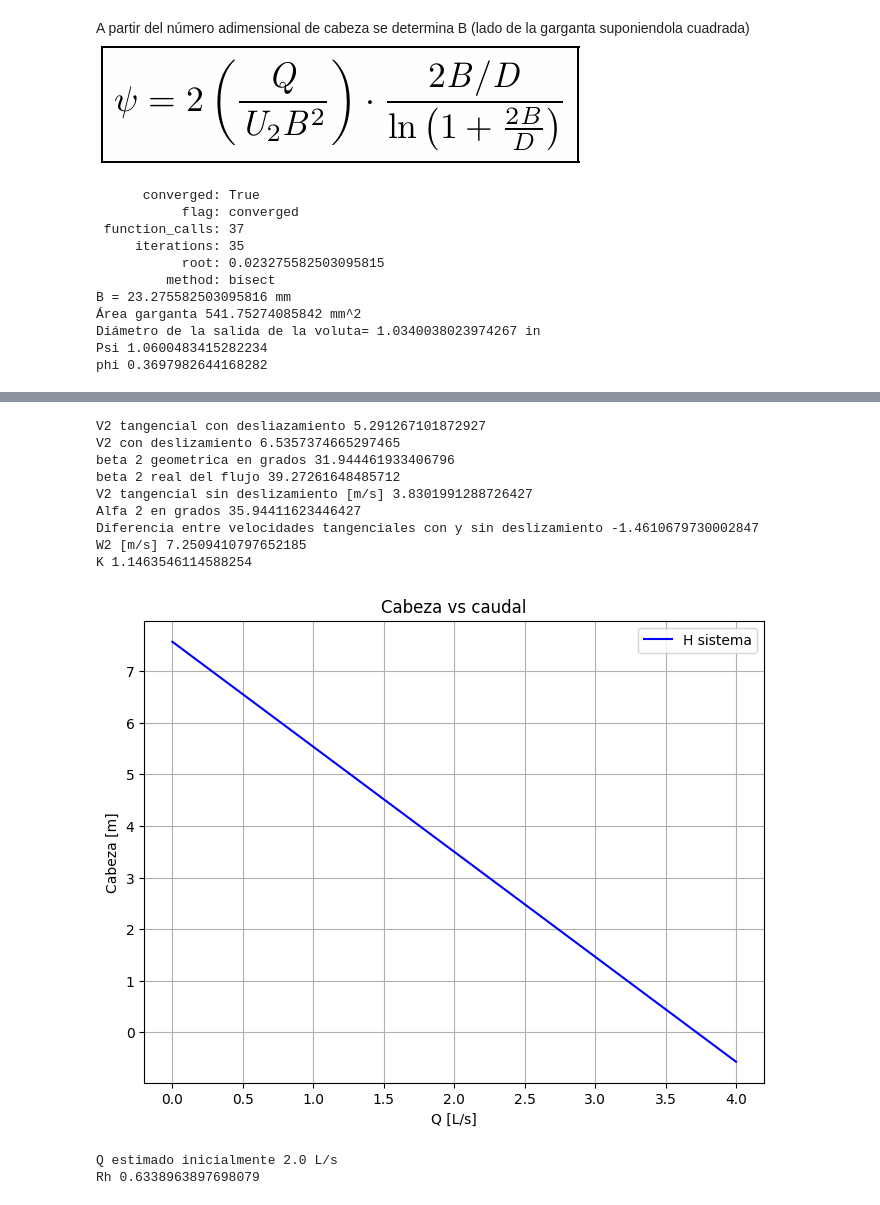
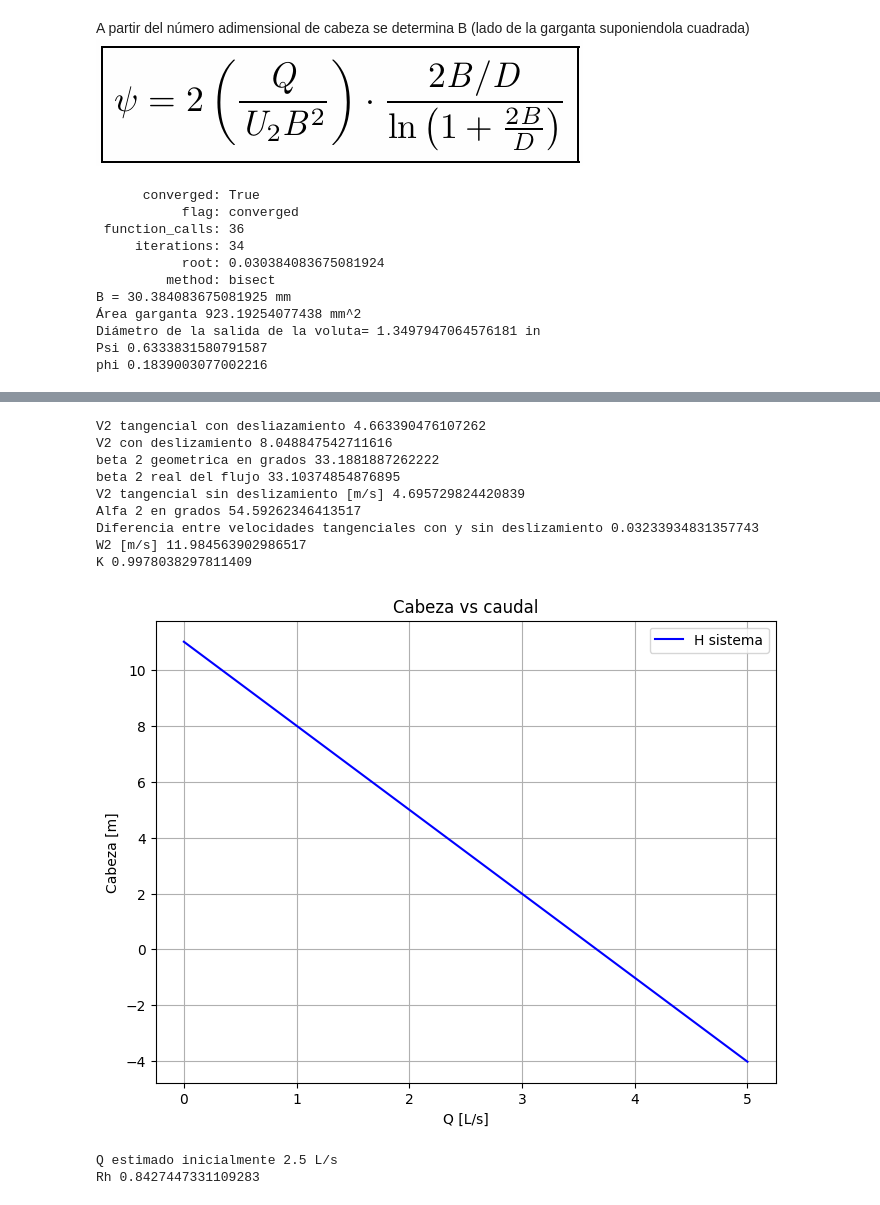
Before and after one commit to niardilav/Proyecto-Turbo, a Jupyter notebook: Metrico_2.5Ls.ipynb, the cells around one changed output, grey strips where cells are left out. Drawn from its saved outputs; the diff is of its cells as text; code cells hidden in the pictures.

```diff
--- a/Metrico_4000RPM_2LS.ipynb
+++ b/Metrico_2.5Ls.ipynb
@@ -7,11 +7,11 @@ import scipy.optimize as opt
 
 #Requerimiento
 H =3.5 #[m]
-Q_litros=2 #[L/s]
+Q_litros=2.5 #[L/s]
 Q =  Q_litros/1000 #[m3/s]
 print("Caudal requerido Q",Q*1000,"L/s")
 
-RPM = 4000
+RPM = 8000
 print("RPM",RPM)
 n = RPM*np.pi/30 #Rad/s
 print("n [rad/s]",n)
@@ -85,7 +85,7 @@ H_ft = 2*3.28084 #[ft]
 Nsd = RPM*np.sqrt(Q_gpm)/(H_ft**0.75)
 print("Nsd",Nsd)
 
-eta = 0.65 #[Eficiencia de la bomba a partir del diagrama (Nsd y gpm)]
+eta = 0.5 #[Eficiencia de la bomba a partir del diagrama (Nsd y gpm)]
 
 #Número adimensional de cabeza psi
 
@@ -115,7 +115,7 @@ else:
 #B = 25.4/1000 #[m] Diámetro de la voluta de 1 in
 #A_gar = (np.pi/4)*B**2 #[in^2]
 
-A_gar = B**2 #[m^2]
+A_gar = B**2 #[in^2]
 print("Área garganta",A_gar*10**6,"mm^2")
 D_voluta = (4*B**2/np.pi)**0.5
 print("Diámetro de la salida de la voluta=",D_voluta*39.3701,"in")
@@ -126,20 +126,20 @@ print("phi",phi)
 # %% [output]
       converged: True
            flag: converged
- function_calls: 37
-     iterations: 35
-           root: 0.023275582503095815
+ function_calls: 36
+     iterations: 34
+           root: 0.030384083675081924
          method: bisect
-B = 23.275582503095816 mm
-Área garganta 541.75274085842 mm^2
-Diámetro de la salida de la voluta= 1.0340038023974267 in
-Psi 1.0600483415282234
-phi 0.3697982644168282
+B = 30.384083675081925 mm
+Área garganta 923.19254077438 mm^2
+Diámetro de la salida de la voluta= 1.3497947064576181 in
+Psi 0.6333831580791587
+phi 0.1839003077002216
 # %% [markdown]
 Determinar factor Y
 ![image.png](attachment:image.png)
 # %%
-Y = 0.6
+Y = 0.27
 
 V2_th_K = 9.81*H/(U2*eta)
 print("V2 tangencial con desliazamiento",V2_th_K)
@@ -159,46 +159,46 @@ print("V2 tangencial sin deslizamiento [m/s]",V2_th)
 alfa2 = np.atan(V2_r/V2_th_K)*180/np.pi
 print("Alfa 2 en grados",alfa2)
 
 dV_th = V2_th-V2_th_K
 print("Diferencia entre velocidades tangenciales con y sin deslizamiento",dV_th)
 
 W2 = V2_r/np.sin(beta2*np.pi/180)
 print("W2 [m/s]",W2)
 
 K = 1 - dV_th/U2
 print("K",K)
 
-Q_graf_lps = np.linspace(0,4,16) #[L/s]
+Q_graf_lps = np.linspace(0,5,16) #[L/s]
 Q_graf_m3 = Q_graf_lps/(1000) #[m^3/s]
 H_graf = (eta*U2**2)/(2*9.81)*(2*K - 2*Q_graf_m3/(np.pi*D*b2*U2*np.tan(beta2*np.pi/180)))
 
 plt.figure(figsize=(8,6))
 plt.plot(Q_graf_lps, H_graf, 'b-', label="H sistema")
 
 
 plt.xlabel("Q [L/s]")
 plt.ylabel("Cabeza [m]")
 plt.title("Cabeza vs caudal")
 plt.legend()
 plt.grid(True)
 plt.show()
 
 print("Q estimado inicialmente",Q*1000,"L/s")
 Rh=1-(V2**2-V1**2)/(2*(U2*V2_th))
 print("Rh",Rh)
 # %% [output]
-V2 tangencial con desliazamiento 5.291267101872927
-V2 con deslizamiento 6.5357374665297465
-beta 2 geometrica en grados 31.944461933406796
-beta 2 real del flujo 39.27261648485712
-V2 tangencial sin deslizamiento [m/s] 3.8301991288726427
-Alfa 2 en grados 35.94411623446427
-Diferencia entre velocidades tangenciales con y sin deslizamiento -1.4610679730002847
-W2 [m/s] 7.2509410797652185
-K 1.1463546114588254
+V2 tangencial con desliazamiento 4.663390476107262
+V2 con deslizamiento 8.048847542711616
+beta 2 geometrica en grados 33.1881887262222
+beta 2 real del flujo 33.10374854876895
+V2 tangencial sin deslizamiento [m/s] 4.695729824420839
+Alfa 2 en grados 54.59262346413517
+Diferencia entre velocidades tangenciales con y sin deslizamiento 0.03233934831357743
+W2 [m/s] 11.984563902986517
+K 0.9978038297811409
-[figure, old version]
+[figure, new version]
-Q estimado inicialmente 2.0 L/s
-Rh 0.6338963897698079
+Q estimado inicialmente 2.5 L/s
+Rh 0.8427447331109283
 # %%
 #Curva de la voluta
 C=V2_th*D/(2) #[m2/s]
```
Also changed, not shown: parts of 4 cells of this notebook, 1 other file.
